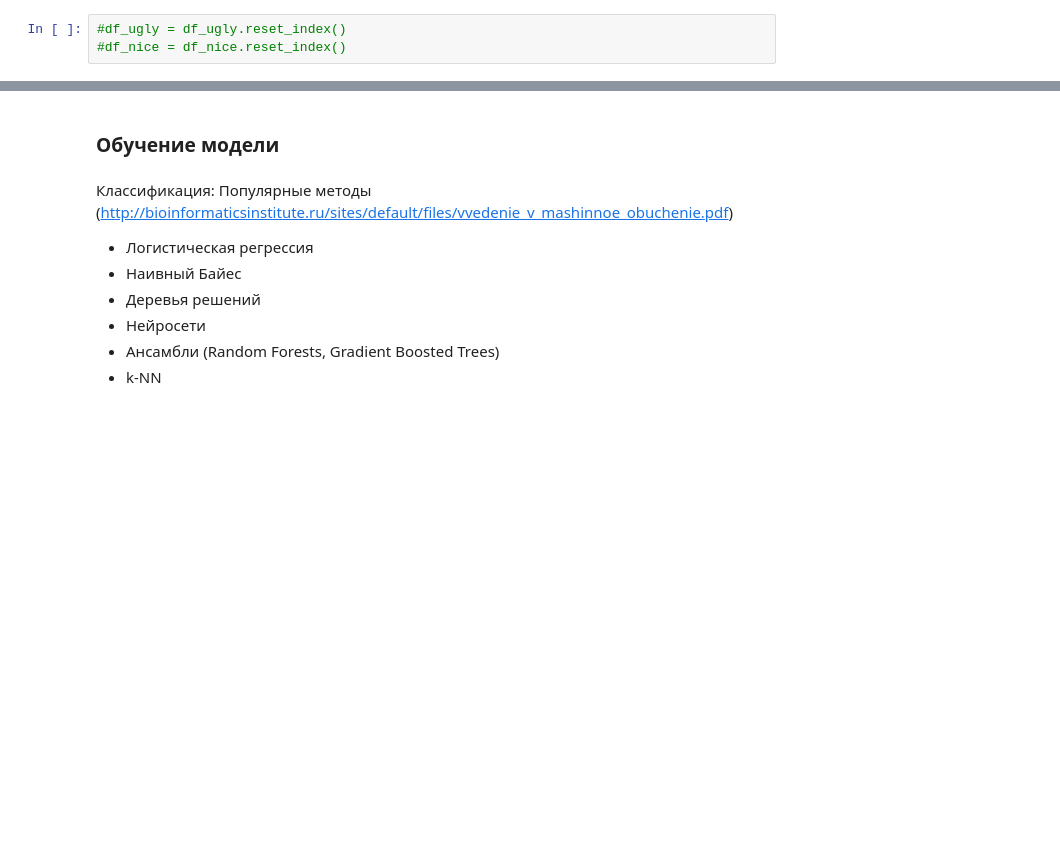
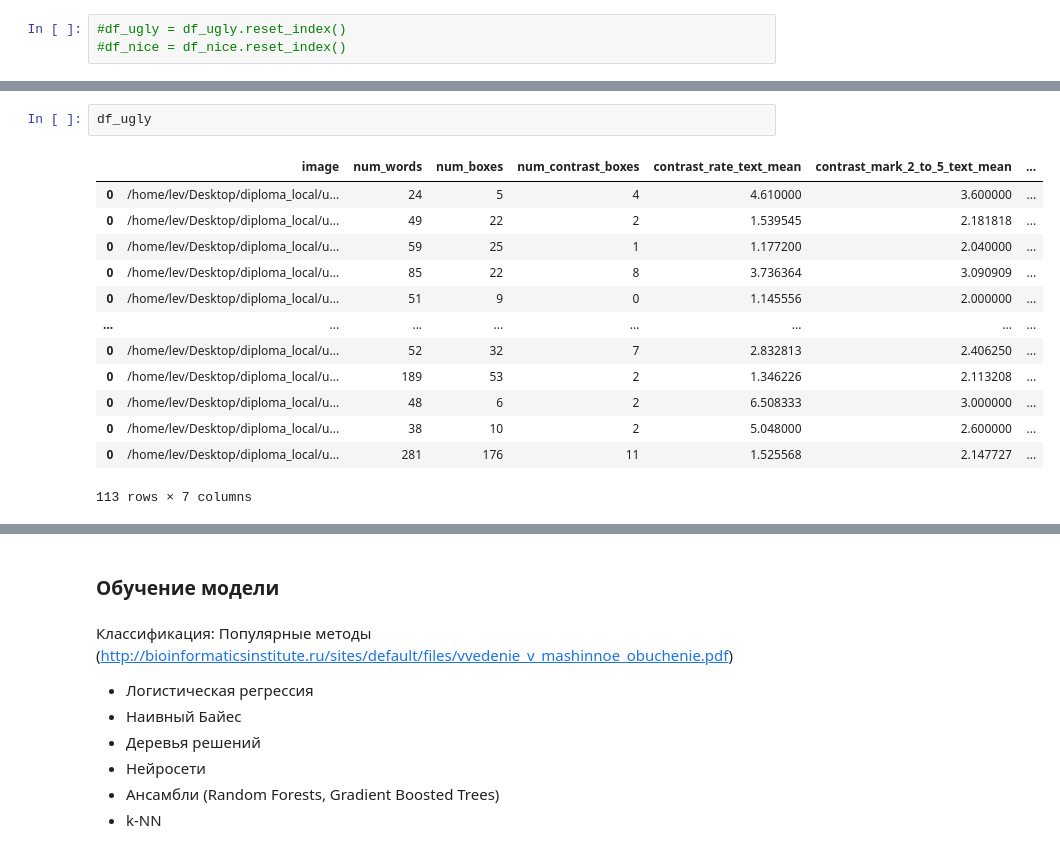
Before and after one commit to levvmerkulov/ML-Web-Design-Beauty-Classification, a Jupyter notebook: Diploma_OCR.ipynb, the cells around one changed output, grey strips where cells are left out. Saved outputs shown, nothing was run; the diff lists cells and outputs as text; blank space fills up the shorter version.

```diff
--- a/Diploma_OCR.ipynb
+++ b/Diploma_OCR.ipynb
@@ -572,4 +598,20 @@ df_nice
 159 rows × 7 columns
+# %%
+df_ugly
+# %% [output]
+|  | image | num_words | num_boxes | num_contrast_boxes | contrast_rate_text_mean | contrast_mark_2_to_5_text_mean | ... |
+| 0 | /home/lev/Desktop/diploma_local/u... | 24 | 5 | 4 | 4.610000 | 3.600000 | ... |
+| 0 | /home/lev/Desktop/diploma_local/u... | 49 | 22 | 2 | 1.539545 | 2.181818 | ... |
+| 0 | /home/lev/Desktop/diploma_local/u... | 59 | 25 | 1 | 1.177200 | 2.040000 | ... |
+| 0 | /home/lev/Desktop/diploma_local/u... | 85 | 22 | 8 | 3.736364 | 3.090909 | ... |
+| 0 | /home/lev/Desktop/diploma_local/u... | 51 | 9 | 0 | 1.145556 | 2.000000 | ... |
+| ... | ... | ... | ... | ... | ... | ... | ... |
+| 0 | /home/lev/Desktop/diploma_local/u... | 52 | 32 | 7 | 2.832813 | 2.406250 | ... |
+| 0 | /home/lev/Desktop/diploma_local/u... | 189 | 53 | 2 | 1.346226 | 2.113208 | ... |
+| 0 | /home/lev/Desktop/diploma_local/u... | 48 | 6 | 2 | 6.508333 | 3.000000 | ... |
+| 0 | /home/lev/Desktop/diploma_local/u... | 38 | 10 | 2 | 5.048000 | 2.600000 | ... |
+| 0 | /home/lev/Desktop/diploma_local/u... | 281 | 176 | 11 | 1.525568 | 2.147727 | ... |
+113 rows × 7 columns
 # %%
 df_total = df_ugly.append(df_nice)
 df_total = df_total.reset_index().drop('index', axis=1)
```
Also changed, not shown: parts of 20 cells of this notebook.
